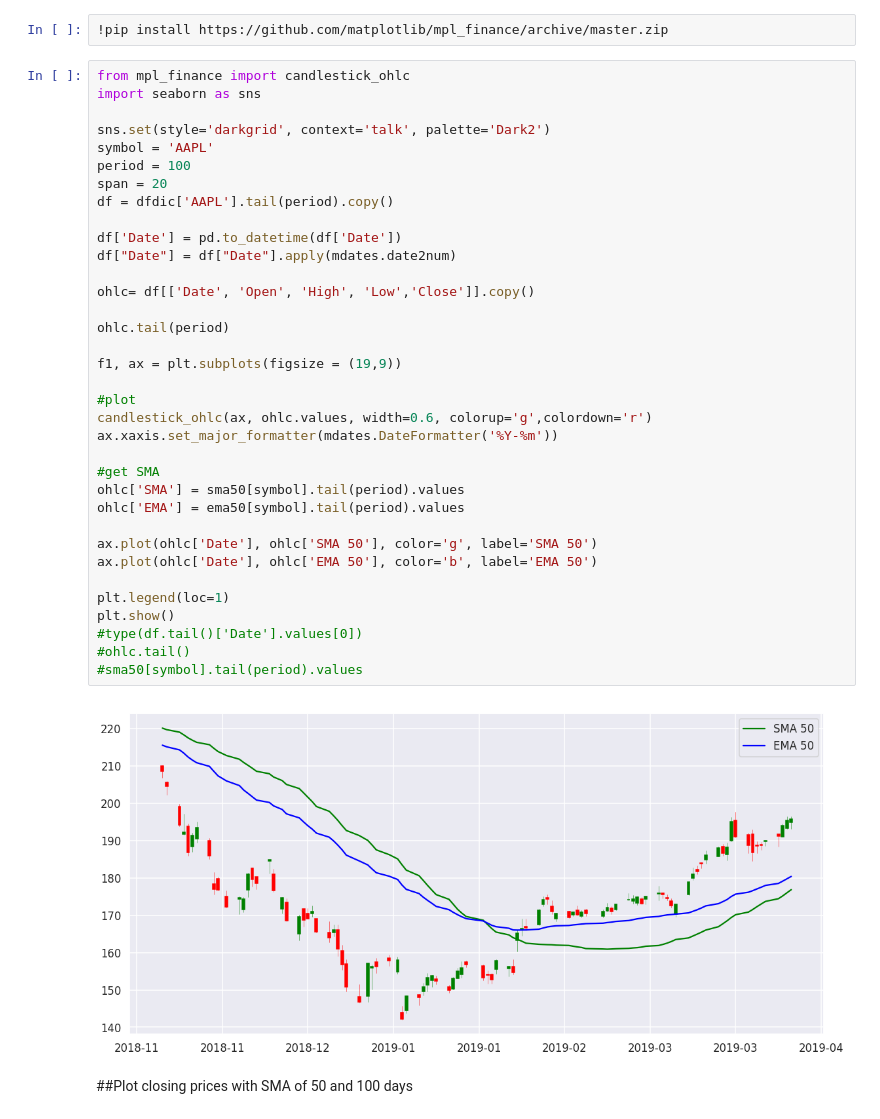
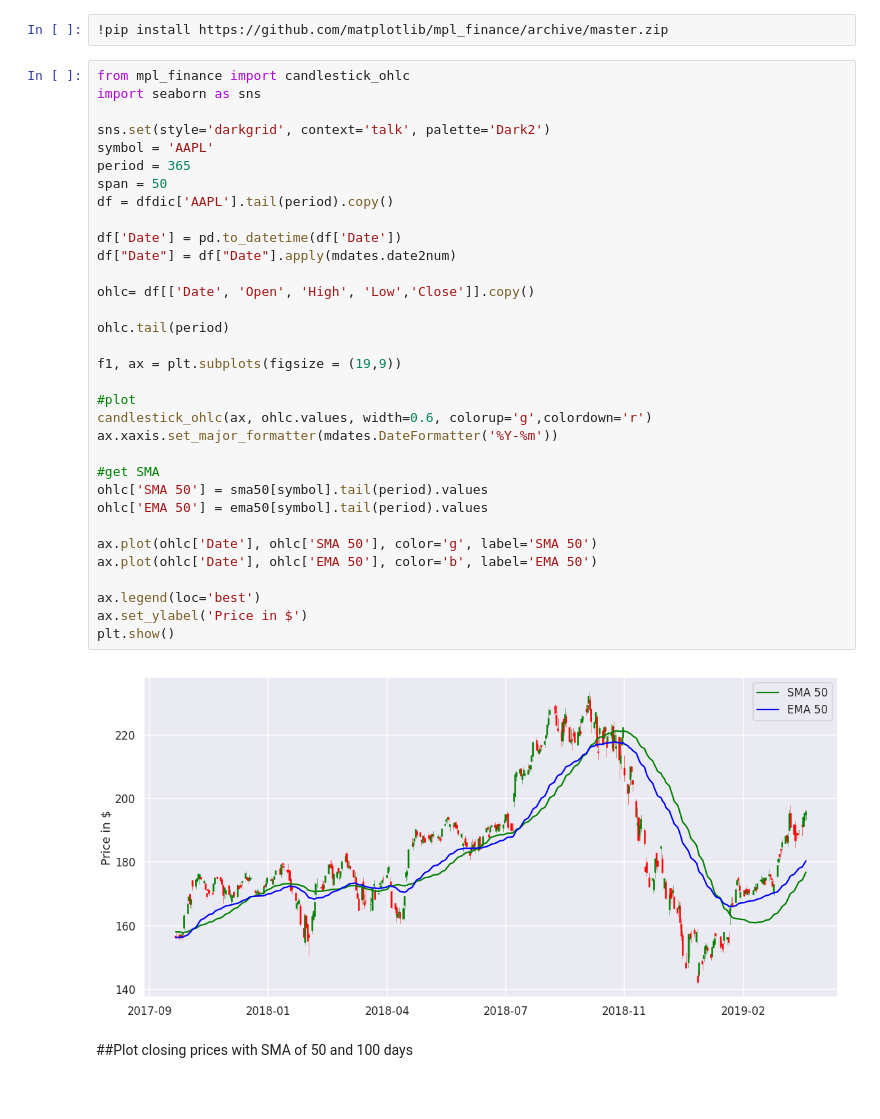
Before and after one commit to nicknovoa03/Stock-trader, a Jupyter notebook: analysis.ipynb, the cells around one changed output. Cells and saved outputs as stored; diff of their text form.

```diff
--- a/analysis.ipynb
+++ b/analysis.ipynb
@@ -116,40 +116,38 @@ ema20 = calcEMA(20)
 # %%
 from mpl_finance import candlestick_ohlc
 import seaborn as sns
 
 sns.set(style='darkgrid', context='talk', palette='Dark2')
 symbol = 'AAPL'
-period = 100
-span = 20
+period = 365
+span = 50
 df = dfdic['AAPL'].tail(period).copy()
 
 df['Date'] = pd.to_datetime(df['Date'])
 df["Date"] = df["Date"].apply(mdates.date2num)
 
 ohlc= df[['Date', 'Open', 'High', 'Low','Close']].copy()
 
 ohlc.tail(period)
 
 f1, ax = plt.subplots(figsize = (19,9))
 
 #plot
 candlestick_ohlc(ax, ohlc.values, width=0.6, colorup='g',colordown='r')
 ax.xaxis.set_major_formatter(mdates.DateFormatter('%Y-%m'))
 
 #get SMA
-ohlc['SMA'] = sma50[symbol].tail(period).values
-ohlc['EMA'] = ema50[symbol].tail(period).values
+ohlc['SMA 50'] = sma50[symbol].tail(period).values
+ohlc['EMA 50'] = ema50[symbol].tail(period).values
 
 ax.plot(ohlc['Date'], ohlc['SMA 50'], color='g', label='SMA 50')
 ax.plot(ohlc['Date'], ohlc['EMA 50'], color='b', label='EMA 50')
 
-plt.legend(loc=1)
+ax.legend(loc='best')
+ax.set_ylabel('Price in $')
 plt.show()
-#type(df.tail()['Date'].values[0])
-#ohlc.tail()
-#sma50[symbol].tail(period).values
 # %% [output]
-[figure, old version]
+[figure, new version]
 # %% [markdown]
 ##Plot closing prices with SMA of 50 and 100 days
 # %%
```
Also changed, not shown: parts of 2 cells of this notebook.
